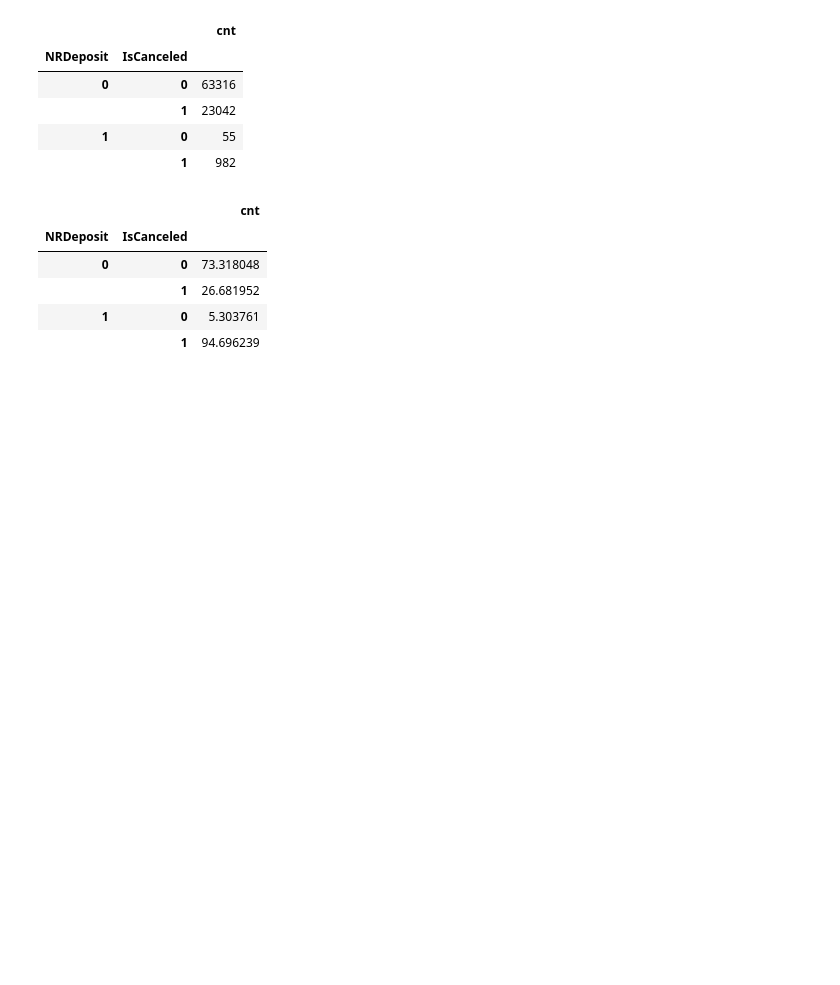
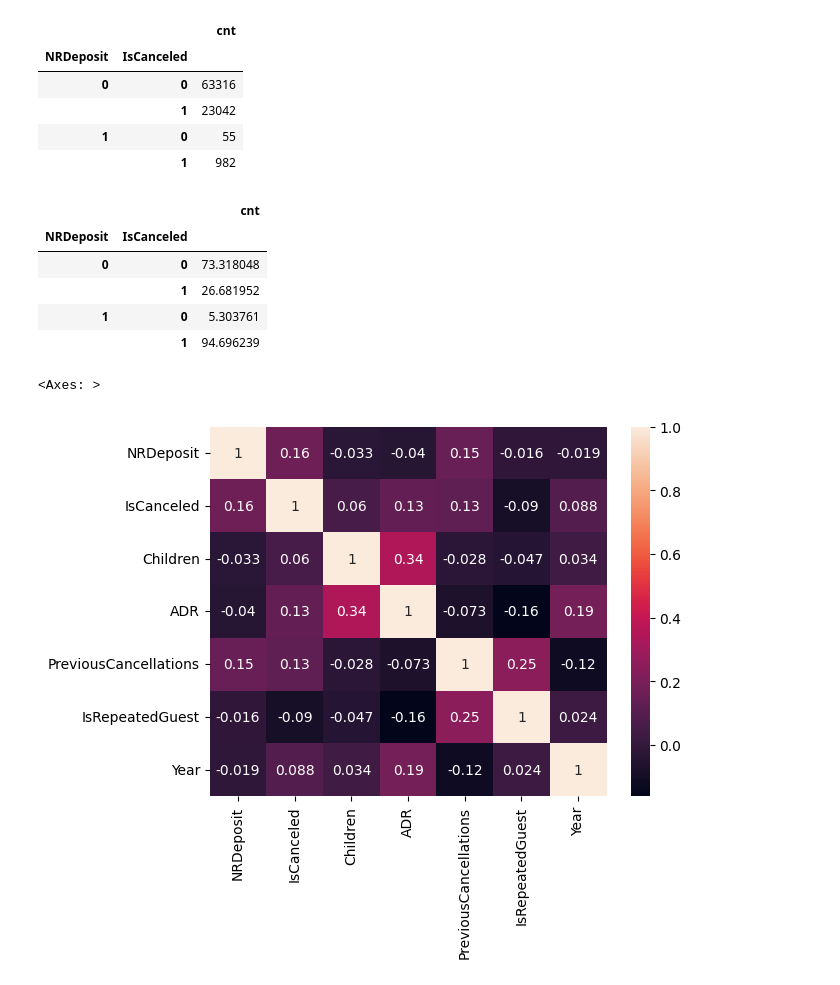
Before and after one commit to BryanEastman/BehavioralDataAnalysis, a Jupyter notebook: Chapter 4 - Building Causal Diagrams From Scratch/Chapter 4.ipynb, the cells around one changed output. Saved outputs shown, nothing was run; the diff lists cells and outputs as text; code cells hidden in the pictures; blank space fills up the shorter version.

```diff
--- a/Chapter 4 - Building Causal Diagrams From Scratch/Chapter 4.ipynb
+++ b/Chapter 4 - Building Causal Diagrams From Scratch/Chapter 4.ipynb
@@ -36,3 +36,15 @@ table_pct
 |  | 1 | 26.681952 |
 | 1 | 0 | 5.303761 |
 |  | 1 | 94.696239 |
+# %%
+import seaborn as sns
+
+num = bookings.copy().select_dtypes('number')
+cat = bookings.copy().select_dtypes('object')
+
+corr_df = num.corr()
+
+sns.heatmap(corr_df, annot=True)
+# %% [output]
+<Axes: >
+[figure, added]
```
